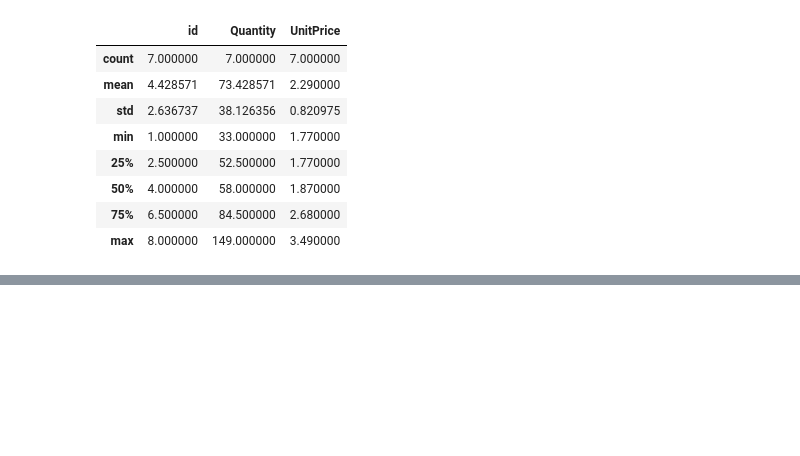
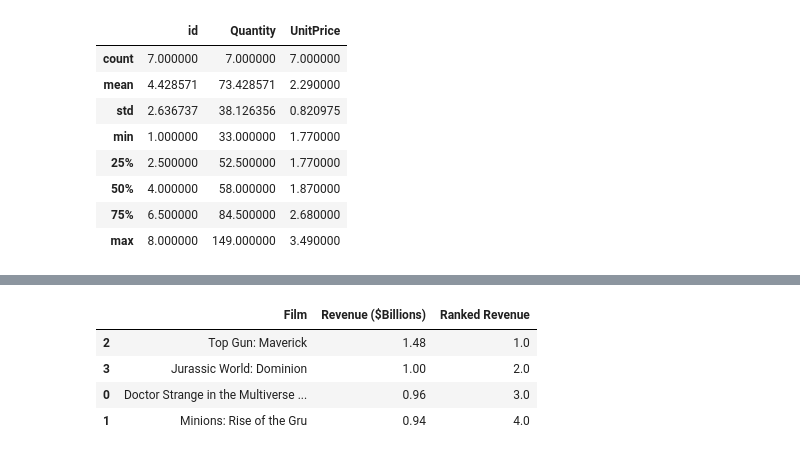
Before and after one commit to Abayrakdar/Testing, a Jupyter notebook: Week4_Python.ipynb, the cells around one changed output, grey strips where cells are left out. Saved outputs shown, nothing was run; the diff lists cells and outputs as text; code cells hidden in the pictures; blank space fills up the shorter version.

```diff
--- a/Week4_Python.ipynb
+++ b/Week4_Python.ipynb
@@ -469,0 +515,6 @@ df.describe() # Summary of Statitstics
+# %%
+# To sort this from smallest to lasrgest, first we have to convert the data to a DataFrame
+data = {'Film': ['Doctor Strange in the Multiverse Madness','Minions: Rise of the Gru', 'Top Gun: Maverick', 'Jurassic World: Dominion'],
+            'Revenue ($Billions)': [.96,.94, 1.48,1.00,]}
+df_films=pd.DataFrame(data)
+df_films
@@ -469,0 +527,9 @@ df.describe() # Summary of Statitstics
+# %%
+df_films["Ranked Revenue"]=df_films["Revenue ($Billions)"].rank(ascending=False)
+df_films.sort_values(["Ranked Revenue"],ascending=True)
+# %% [output]
+|  | Film | Revenue ($Billions) | Ranked Revenue |
+| 2 | Top Gun: Maverick | 1.48 | 1.0 |
+| 3 | Jurassic World: Dominion | 1.00 | 2.0 |
+| 0 | Doctor Strange in the Multiverse ... | 0.96 | 3.0 |
+| 1 | Minions: Rise of the Gru | 0.94 | 4.0 |
```
Also changed, not shown: parts of 26 cells of this notebook.
